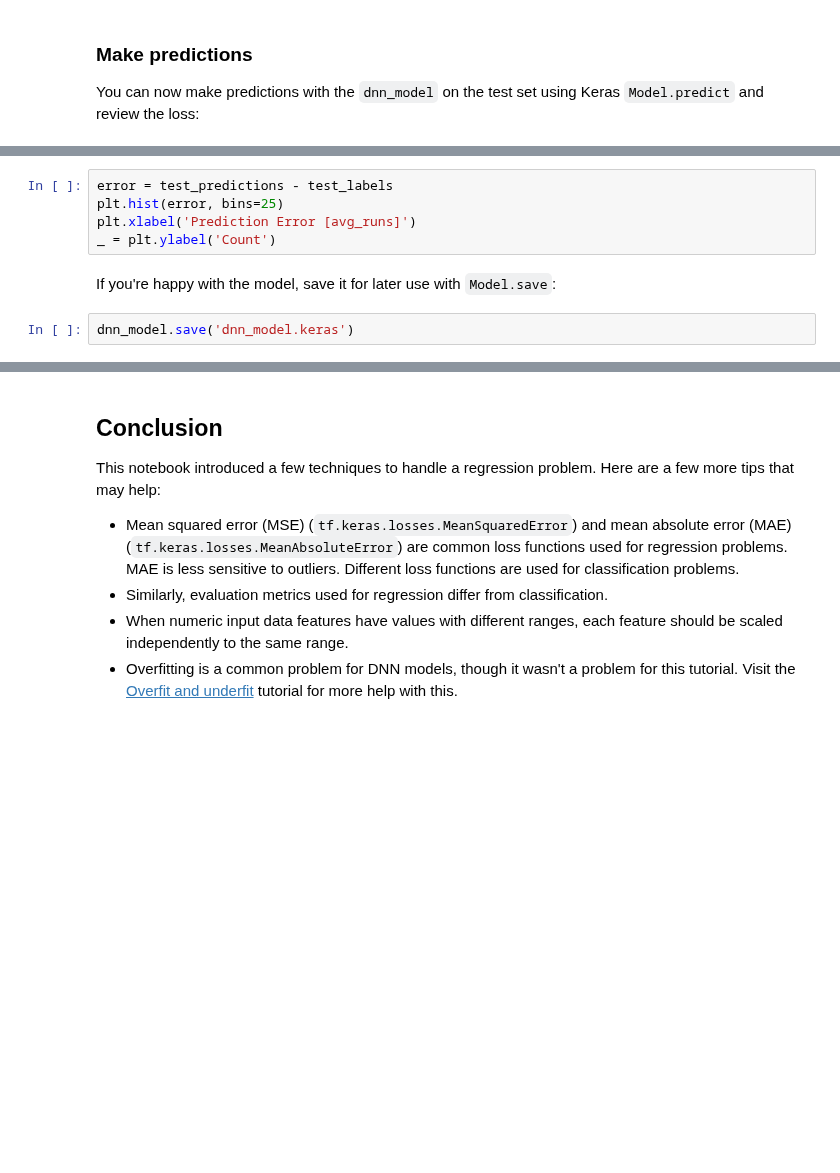
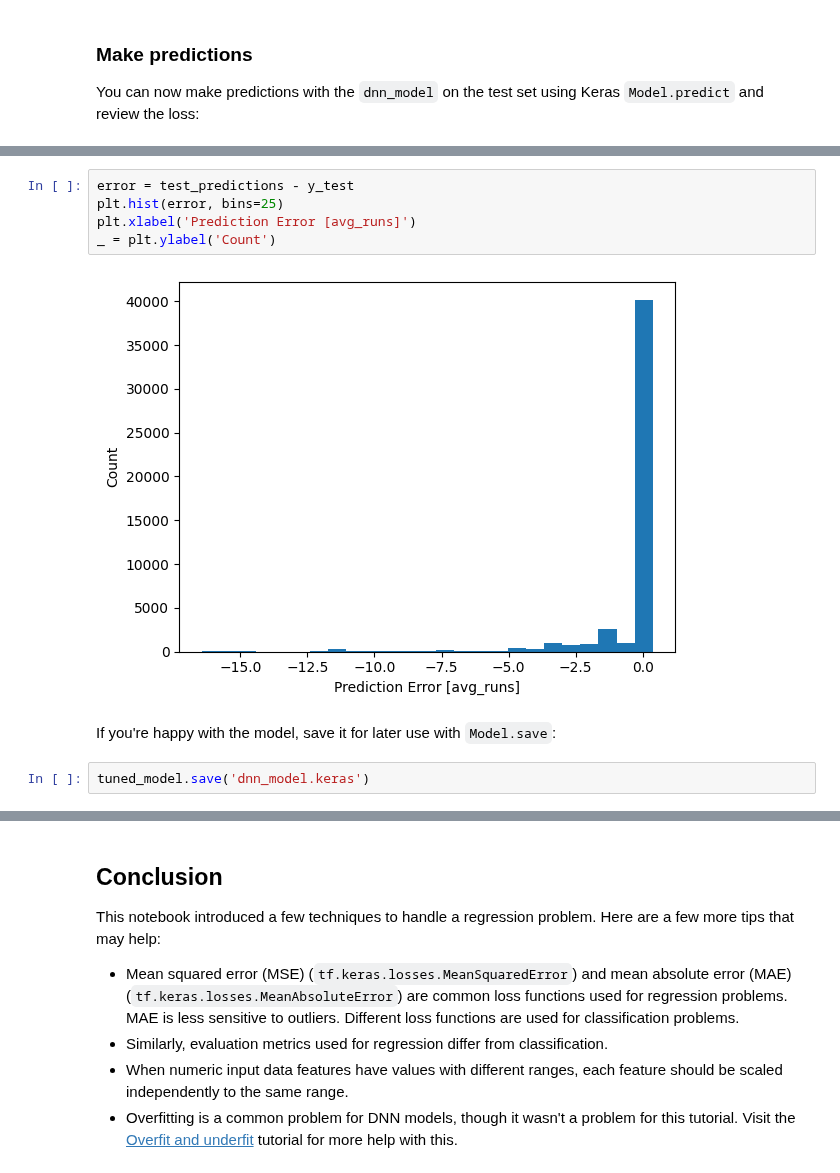
Before and after one commit to AnastasiaBrinati/Progetto-ML-23-24, a Jupyter notebook: task2_centralizzato.ipynb, the cells around one changed output, grey strips where cells are left out. Drawn from its saved outputs; the diff is of its cells as text; blank space fills up the shorter version.

```diff
--- a/task2_centralizzato.ipynb
+++ b/task2_centralizzato.ipynb
@@ -388,11 +440,13 @@ r
 # %%
-error = test_predictions - test_labels
+error = test_predictions - y_test
 plt.hist(error, bins=25)
 plt.xlabel('Prediction Error [avg_runs]')
 _ = plt.ylabel('Count')
+# %% [output]
+[figure, added]
 # %% [markdown]
 If you're happy with the model, save it for later use with `Model.save`:
 # %%
-dnn_model.save('dnn_model.keras')
+tuned_model.save('dnn_model.keras')
 # %%
 pd.DataFrame(test_results, index=['Mean absolute error [avg_runs]']).T
```
Also changed, not shown: parts of 31 cells of this notebook.
